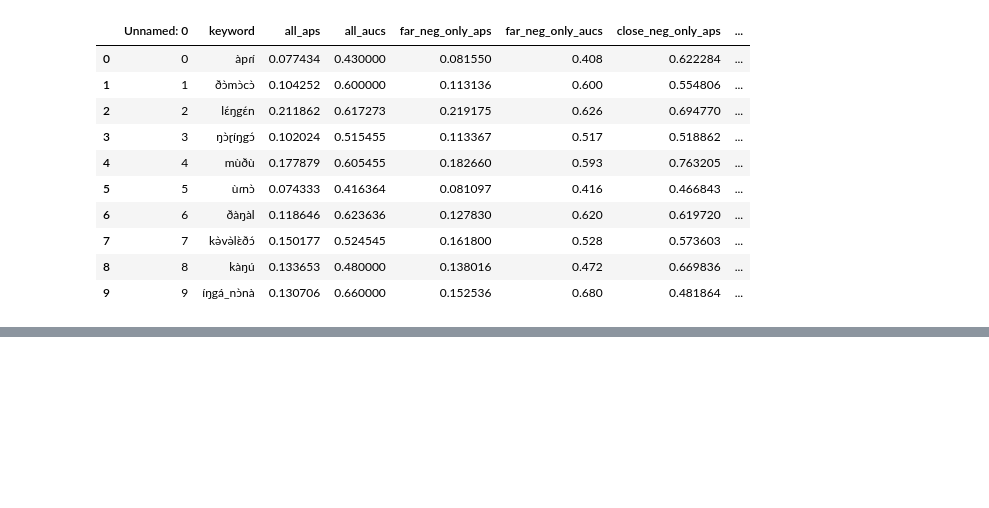
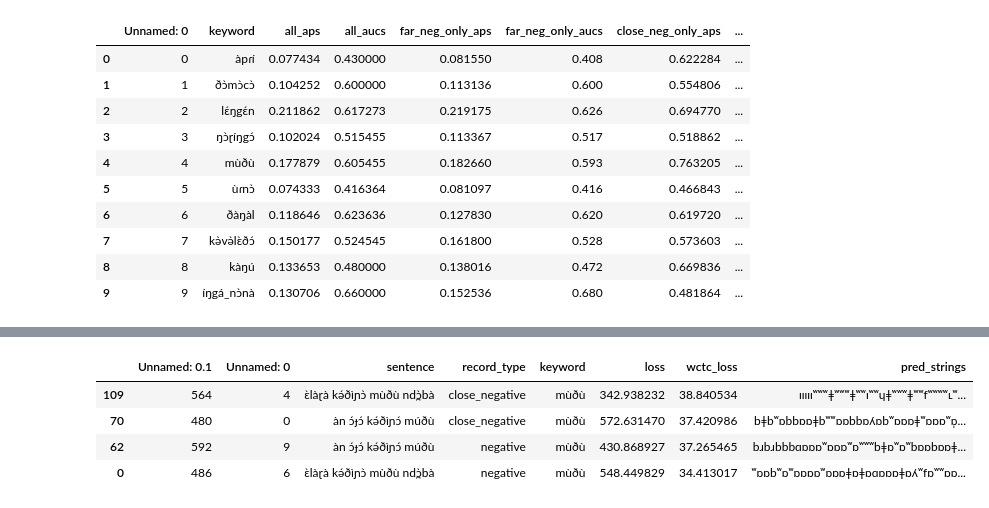
Before and after one commit to markjosims/tira_kws, a Jupyter notebook: notebooks/analysis_dfs/sorting_ellie.ipynb, the cells around one changed output, grey strips where cells are left out. Saved outputs shown, nothing was run; the diff lists cells and outputs as text; code cells hidden in the pictures; blank space fills up the shorter version.

```diff
--- a/notebooks/analysis_dfs/sorting_ellie.ipynb
+++ b/notebooks/analysis_dfs/sorting_ellie.ipynb
@@ -74,3 +74,17 @@ df.style.set_properties(subset=["sentence"],
 | 2 | 586 | 3 | mùðù ŋgá ɽíɲìnɔ̀ làvə̀lɛ̀ dɛ̀ | positive | mùðù | 413.826569 | 35.729862 | ʷǂʎbɹɹʎʜɒbbbbʜǂiǂiʎɒǂʜʎbɹɹʟbɹbʎbʎ... |
 | 1 | 530 | 24 | ḿɔ́ | negative | mùðù | 69.732040 | 35.369381 | bbbbɹbbbɒbʎbɒbɒʎbbbbbbbbbbbbb |
 | 0 | 486 | 6 | ɛ̀làɽà kə́ðìɲɔ̀ mùðù nd̪ɔ̀bà | negative | mùðù | 548.449829 | 34.413017 | ʷɒɒbʷɒʷɒɒɒɒʷɒɒɒǂɒǂɒɑɒɒɒǂɒʎʷfɒʷʷɒɒ... |
+# %%
+repeated = df[df["Unnamed: 0.1"].isin([486,564,592,480])]
+repeated
+
+repeated.style.set_properties(subset=["sentence"],
+                        **{"min-width":"200px",
+                           "max-width":"400px"}
+                        )
+# %% [output]
+|  | Unnamed: 0.1 | Unnamed: 0 | sentence | record_type | keyword | loss | wctc_loss | pred_strings |
+| 109 | 564 | 4 | ɛ̀làɽà kə́ðìɲɔ̀ mùðù nd̪ɔ̀bà | close_negative | mùðù | 342.938232 | 38.840534 | ɪɪɪɪɪʷʷʷǂʷʷʷǂʷʷɪʷʷɥǂʷʷʷǂʷʷfʷʷʷʷʟʷ... |
+| 70 | 480 | 0 | àn ɔ́ɟɔ́ kə́ðìɲɔ́ múðù | close_negative | mùðù | 572.631470 | 37.420986 | bǂbʷɒbbɒɒǂbʷʷɒɒbbɒʎɒbʷɒɒɒǂʷɒɒɒʷɒ̩... |
+| 62 | 592 | 9 | àn ɔ́ɟɔ́ kə́ðìɲɔ́ múðù | negative | mùðù | 430.868927 | 37.265465 | bɹbɹbbbɑɒɒɒʷɒɒɒʷɒʷʷʷbǂɒʷɒʷbɒɒbɒɒǂ... |
+| 0 | 486 | 6 | ɛ̀làɽà kə́ðìɲɔ̀ mùðù nd̪ɔ̀bà | negative | mùðù | 548.449829 | 34.413017 | ʷɒɒbʷɒʷɒɒɒɒʷɒɒɒǂɒǂɒɑɒɒɒǂɒʎʷfɒʷʷɒɒ... |
```
Also changed, not shown: parts of 2 cells of this notebook.
